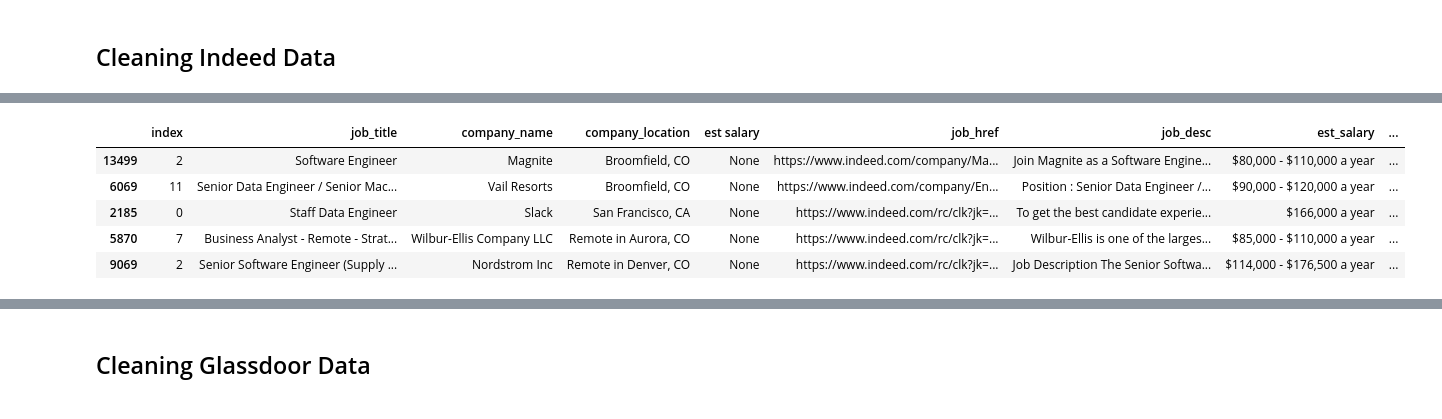
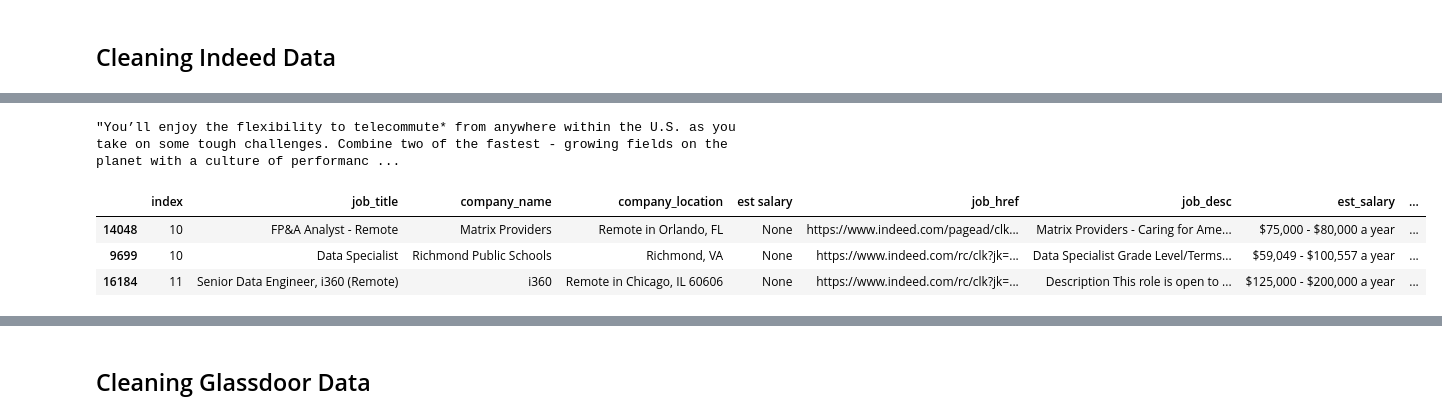
Before and after one commit to molieriAC/DSTools1_FinalProject, a Jupyter notebook: Indeed_Feature_Extraction.ipynb, the cells around one changed output, grey strips where cells are left out. Saved outputs shown, nothing was run; the diff lists cells and outputs as text; code cells hidden in the pictures.

Commit message:
updated salary_extract and est_annual_salary

```diff
--- a/Indeed_Feature_Extraction.ipynb
+++ b/Indeed_Feature_Extraction.ipynb
@@ -43,5 +43,6 @@ import re
 cnct = sqlite3.connect('Data/jobs')
 
 indeed_df = pd.read_sql_query('SELECT * FROM indeed_jobs;', cnct)
+indeed_df.drop('est salary', axis=1, inplace=True)
 
 glassdoor_df = pd.read_sql_query('SELECT companies, type, rating, count_of_ratings FROM ratings;', cnct)
@@ -56,7 +63,21 @@ glassdoor_df = pd.read_sql_query('SELECT companies, type, rating, count_of_ratin
 
 # I'm not great at regex but let's try this
 # Only look for salary data when it's missint in 'est_salary'
-indeed_df['salary_extract'] = np.where(indeed_df['est_salary'] == "No Estimated Salary",indeed_df['job_desc'].str.extract("((\$)(([0-9])([0-9])([0-9])(,)([0-9])([0-9])([0-9])|([0-9])([0-9])(,)([0-9])([0-9])([0-9]))( to |-| - )(\$|)(([0-9])([0-9])([0-9])(,)([0-9])([0-9])([0-9])|([0-9])([0-9])(,)([0-9])([0-9])([0-9]))|(\$)([0-9][0-9][0-9],[0-9][0-9][0-9])|(\$)([0-9][0-9],[0-9][0-9][0-9]))")[0], np.NaN)
+# indeed_df['salary_extract'] = np.where(indeed_df['est_salary'] == "No Estimated Salary",indeed_df['job_desc'].str.extract("((\$)(([0-9])([0-9])([0-9])(,)([0-9])([0-9])([0-9])|([0-9])([0-9])(,)([0-9])([0-9])([0-9]))( to |-| - )(\$|)(([0-9])([0-9])([0-9])(,)([0-9])([0-9])([0-9])|([0-9])([0-9])(,)([0-9])([0-9])([0-9]))|(\$)([0-9][0-9][0-9],[0-9][0-9][0-9])|(\$)([0-9][0-9],[0-9][0-9][0-9]))")[0], np.NaN)
+
+def salary_extract(row):
+    if row['est_salary']!="No Estimated Salary":
+        return row['est_salary']
+    else:
+        pattern = r"\$([0-9]{5,6}|[0-9]{2,3},[0-9]{3})"
+        found = re.findall(pattern, row['job_desc'])
+        if len(found)==1:
+            return f'{found[0]}'
+        elif len(found)>1:
+            return f'{found[0]} - {found[1]}'
+        else:
+            return None
+indeed_df['salary_extract'] = indeed_df.apply(salary_extract, axis=1)
 # %%
 def set_job_category(job_title):
     regex = re.compile('[^a-zA-Z]')
@@ -85,0 +129,6 @@ indeed_df.loc[:,'state'] = indeed_df.loc[:, 'company_location'].str.extract(r',
+# %%
+# indeed_df.info()
+# indeed_df.loc[indeed_df['est_salary']=="No Estimated Salary"]
+indeed_df.loc[236,'job_desc']
+# %% [output]
+"You’ll enjoy the flexibility to telecommute* from anywhere within the U.S. as you take on some tough challenges. Combine two of the fastest - growing fields on the planet with a culture of performanc ...
@@ -86,9 +160,26 @@ indeed_df.loc[:,'state'] = indeed_df.loc[:, 'company_location'].str.extract(r',
+# %%
+def pay_rate(row):
+    regex = re.compile('[.[0-9]]')
+    clean_salary = regex.sub('', row)
+    clean_salary = clean_salary.lower()
+    if any(x in clean_salary for x in ["year"]):
+        return "annual"
+    elif any(x in clean_salary for x in ["month"]):
+        return "month"
+    elif any(x in clean_salary for x in ["week"]):
+        return "week"
+    elif any(x in clean_salary for x in ["day"]):
+        return "day"
+    elif any(x in clean_salary for x in ["hour"]):
+        return "hour"
+    else:
+        return "Other"
+
+indeed_df['pay_rate'] = indeed_df.loc[:, 'est_salary'].apply(pay_rate)
 # %%
-indeed_df[indeed_df['est_salary']!='No Estimated Salary'].sample(5)
+indeed_df[indeed_df['est_salary']!='No Estimated Salary'].sample(3)
 # %% [output]
 |  | index | job_title | company_name | company_location | est salary | job_href | job_desc | est_salary | ... |
-| 13499 | 2 | Software Engineer | Magnite | Broomfield, CO | None | https://www.indeed.com/company/Ma... | Join Magnite as a Software Engine... | $80,000 - $110,000 a year | ... |
-| 6069 | 11 | Senior Data Engineer / Senior Mac... | Vail Resorts | Broomfield, CO | None | https://www.indeed.com/company/En... | Position : Senior Data Engineer /... | $90,000 - $120,000 a year | ... |
-| 2185 | 0 | Staff Data Engineer | Slack | San Francisco, CA | None | https://www.indeed.com/rc/clk?jk=... | To get the best candidate experie... | $166,000 a year | ... |
-| 5870 | 7 | Business Analyst - Remote - Strat... | Wilbur-Ellis Company LLC | Remote in Aurora, CO | None | https://www.indeed.com/rc/clk?jk=... | Wilbur-Ellis is one of the larges... | $85,000 - $110,000 a year | ... |
-| 9069 | 2 | Senior Software Engineer (Supply ... | Nordstrom Inc | Remote in Denver, CO | None | https://www.indeed.com/rc/clk?jk=... | Job Description The Senior Softwa... | $114,000 - $176,500 a year | ... |
+| 14048 | 10 | FP&A Analyst - Remote | Matrix Providers | Remote in Orlando, FL | None | https://www.indeed.com/pagead/clk... | Matrix Providers - Caring for Ame... | $75,000 - $80,000 a year | ... |
+| 9699 | 10 | Data Specialist | Richmond Public Schools | Richmond, VA | None | https://www.indeed.com/rc/clk?jk=... | Data Specialist Grade Level/Terms... | $59,049 - $100,557 a year | ... |
+| 16184 | 11 | Senior Data Engineer, i360 (Remote) | i360 | Remote in Chicago, IL 60606 | None | https://www.indeed.com/rc/clk?jk=... | Description This role is open to ... | $125,000 - $200,000 a year | ... |
```
Also changed, not shown: parts of 13 cells of this notebook.
